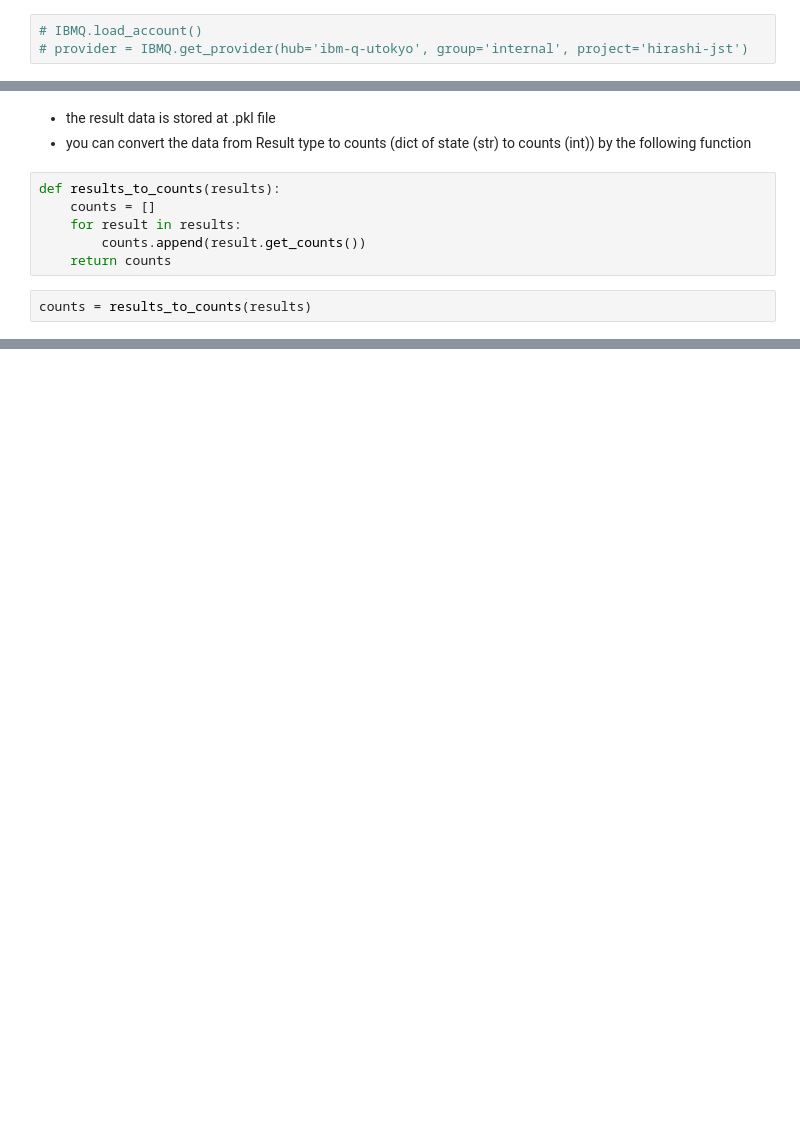
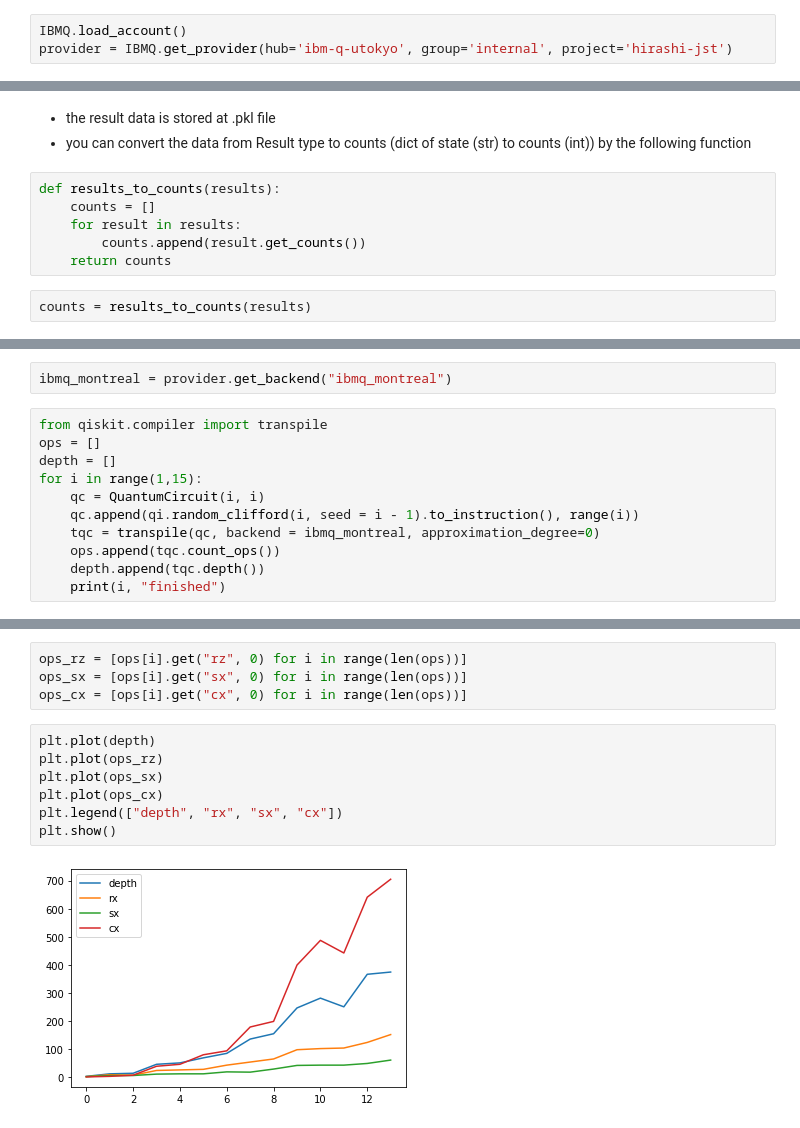
Before and after one commit to BOBO1997/unitary_t_design, a Jupyter notebook: simulator/training_data_rc_fix_basis_simulator.ipynb, the cells around one changed output, grey strips where cells are left out. Drawn from its saved outputs; the diff is of its cells as text; blank space fills up the shorter version.

```diff
--- a/simulator/training_data_rc_fix_basis_simulator.ipynb
+++ b/simulator/training_data_rc_fix_basis_simulator.ipynb
@@ -7,8 +7,8 @@ from qiskit import QuantumCircuit, QuantumRegister, ClassicalRegister, execute
 import qiskit.quantum_info as qi
 from qiskit.visualization import plot_histogram
 # %%
-# IBMQ.load_account()
-# provider = IBMQ.get_provider(hub='ibm-q-utokyo', group='internal', project='hirashi-jst')
+IBMQ.load_account()
+provider = IBMQ.get_provider(hub='ibm-q-utokyo', group='internal', project='hirashi-jst')
 # %%
 import sys
 sys.path.append("../")
@@ -78,0 +108,13 @@ plot_histogram(counts[4])
+# %%
+ibmq_montreal = provider.get_backend("ibmq_montreal")
+# %%
+from qiskit.compiler import transpile
+ops = []
+depth = []
+for i in range(1,15):
+    qc = QuantumCircuit(i, i)
+    qc.append(qi.random_clifford(i, seed = i - 1).to_instruction(), range(i))
+    tqc = transpile(qc, backend = ibmq_montreal, approximation_degree=0)
+    ops.append(tqc.count_ops())
+    depth.append(tqc.depth())
+    print(i, "finished")
@@ -78,0 +136,13 @@ plot_histogram(counts[4])
+# %%
+ops_rz = [ops[i].get("rz", 0) for i in range(len(ops))]
+ops_sx = [ops[i].get("sx", 0) for i in range(len(ops))]
+ops_cx = [ops[i].get("cx", 0) for i in range(len(ops))]
+# %%
+plt.plot(depth)
+plt.plot(ops_rz)
+plt.plot(ops_sx)
+plt.plot(ops_cx)
+plt.legend(["depth", "rx", "sx", "cx"])
+plt.show()
+# %% [output]
+[figure, added]
```
Also changed, not shown: parts of 11 cells of this notebook, 3 other files.
